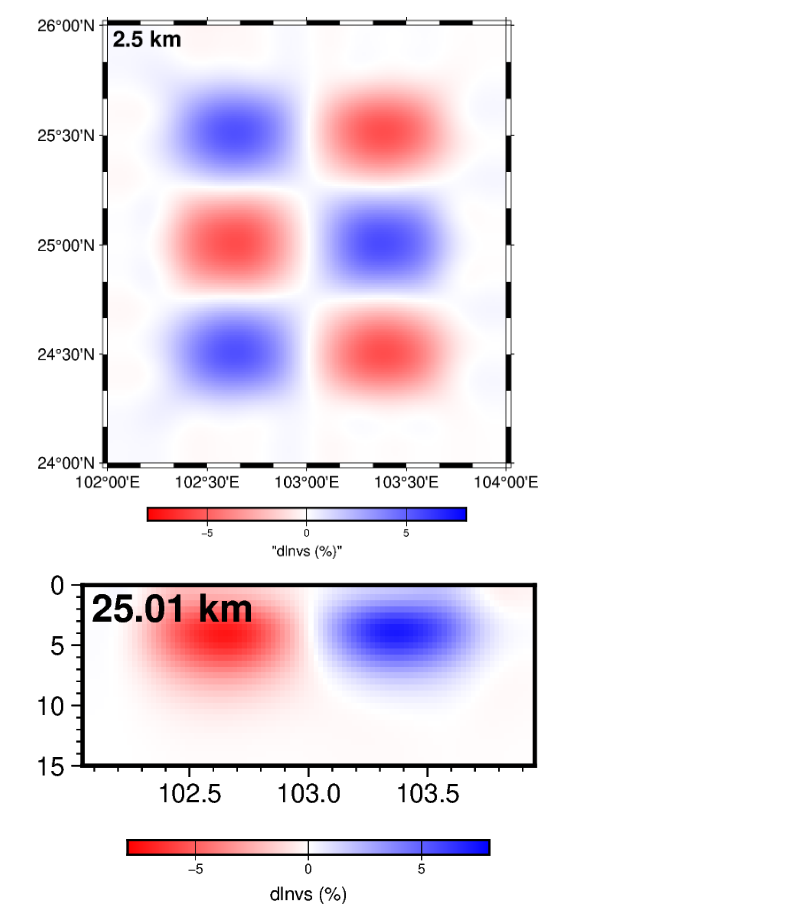
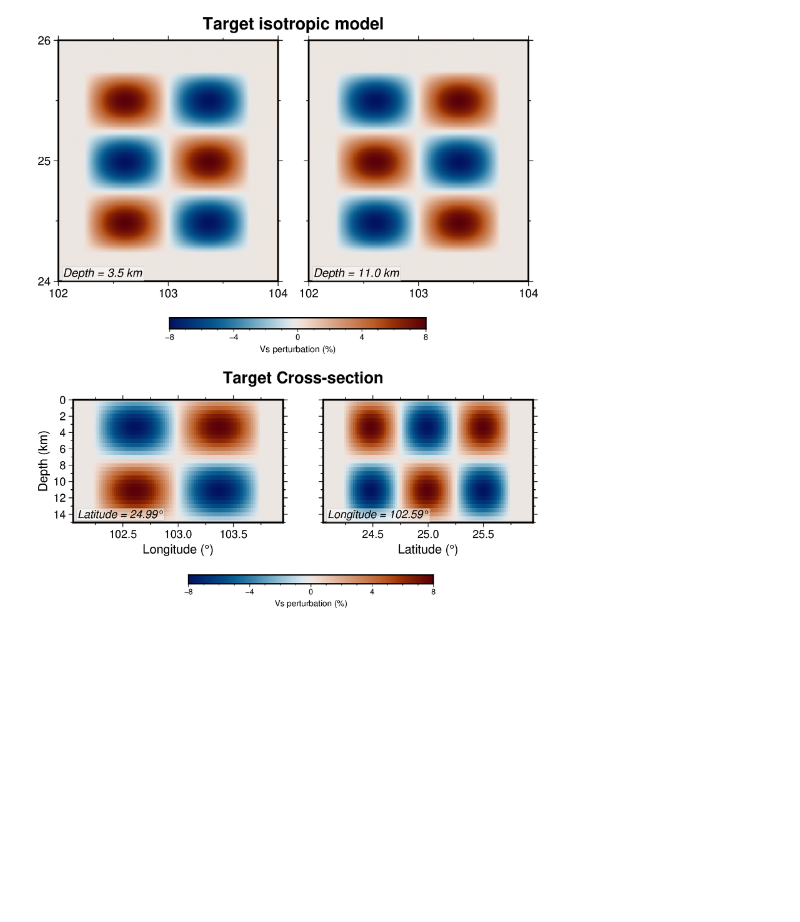
Before and after one commit to xumi1993/SurfATTPP, a Jupyter notebook: examples/00_checkerboard_iso/plot_model.ipynb, the cells around one changed output. Saved outputs shown, nothing was run; the diff lists cells and outputs as text; code cells hidden in the pictures; blank space fills up the shorter version.

```diff
--- a/examples/00_checkerboard_iso/plot_model.ipynb
+++ b/examples/00_checkerboard_iso/plot_model.ipynb
@@ -17,43 +19,2 @@ with h5py.File('OUTPUT_FILES/target_model.h5', 'r') as f:
 dv = (final_vs - initial_vs) / initial_vs * 100
 dvt = (target_vs - initial_vs) / initial_vs * 100
-# %%
-idep = 5
-region = [102, 104, 24,26]
-xx, yy = np.meshgrid(x, y, indexing='ij')
-grid = pygmt.surface(x=xx.ravel(), y=yy.ravel(), z=dv[:, :, idep].ravel(), region=region, spacing='0.01/0.01')
-fig = pygmt.Figure()
-pygmt.makecpt(cmap='polar', series=[-8, 8, 0.1], background=True, continuous=True, reverse=True)
-fig.grdimage(
-    grid,
-    cmap=True,
-    region=region,
-    projection='M3i',
-    frame='af'
-)
-fig.text(text=f"{z[idep]} km", position='TL', font='12p,Helvetica-Bold', offset='0.1/-0.1')
-fig.colorbar(frame='xag+l"dlnvs (%)"')
-fig.show()
-# %% [output]
-[figure, removed]
-# %%
-def to_xarray(data, x, y, key="z"):
-    """Convert a 2-D NumPy array to an xarray.DataArray indexed on (lat, lon)."""
-    return xr.DataArray(data.T, coords=[y, x], dims=["lat", "lon"], name=key)
-
-iy = len(y) // 2
-ds = to_xarray(dv[:, iy, :], x, z)
-
-fig = pygmt.Figure()
-pygmt.makecpt(cmap='polar', series=[-8, 8, 0.1], background=True, continuous=True, reverse=True)
-fig.grdimage(
-    ds,
-    cmap=True,
-    region=[x.min(), x.max(), z.min(), z.max()],
-    projection='X5c/-2c',
-    frame='af'
-)
-fig.text(text=f"{y[iy]} km", position='TL', font='12p,Helvetica-Bold', offset='0.1/-0.1')
-fig.colorbar(frame='xag+ldlnvs (%)')
-fig.show()
-# %% [output]
-[figure, removed]
@@ -59,0 +225,23 @@ fig.show()
+# %%
+# Plot the true model
+true_horizontal = plot_horizontal_slices(
+    dvt,
+    "Target",
+    x,
+    y,
+    z,
+)
+true_vertical = plot_vertical_slices(
+    dvt,
+    "Target",
+    x,
+    y,
+    z,
+    latitude=25.0,
+    longitude=102.6,
+)
+true_horizontal.show()
+true_vertical.show()
+# %% [output]
+[figure, added]
+[figure, added]
```
Also changed, not shown: parts of 4 cells of this notebook, 2 other files.
